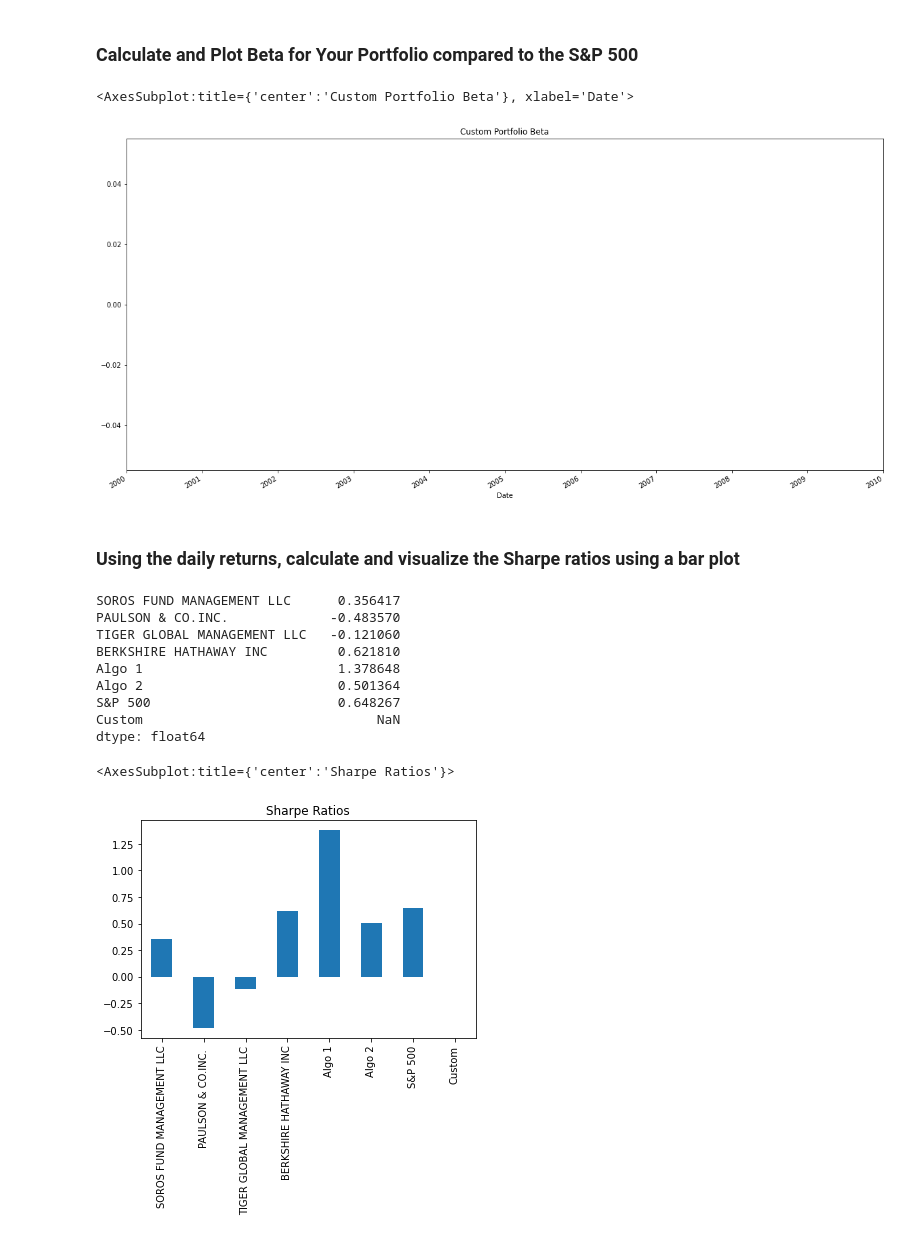
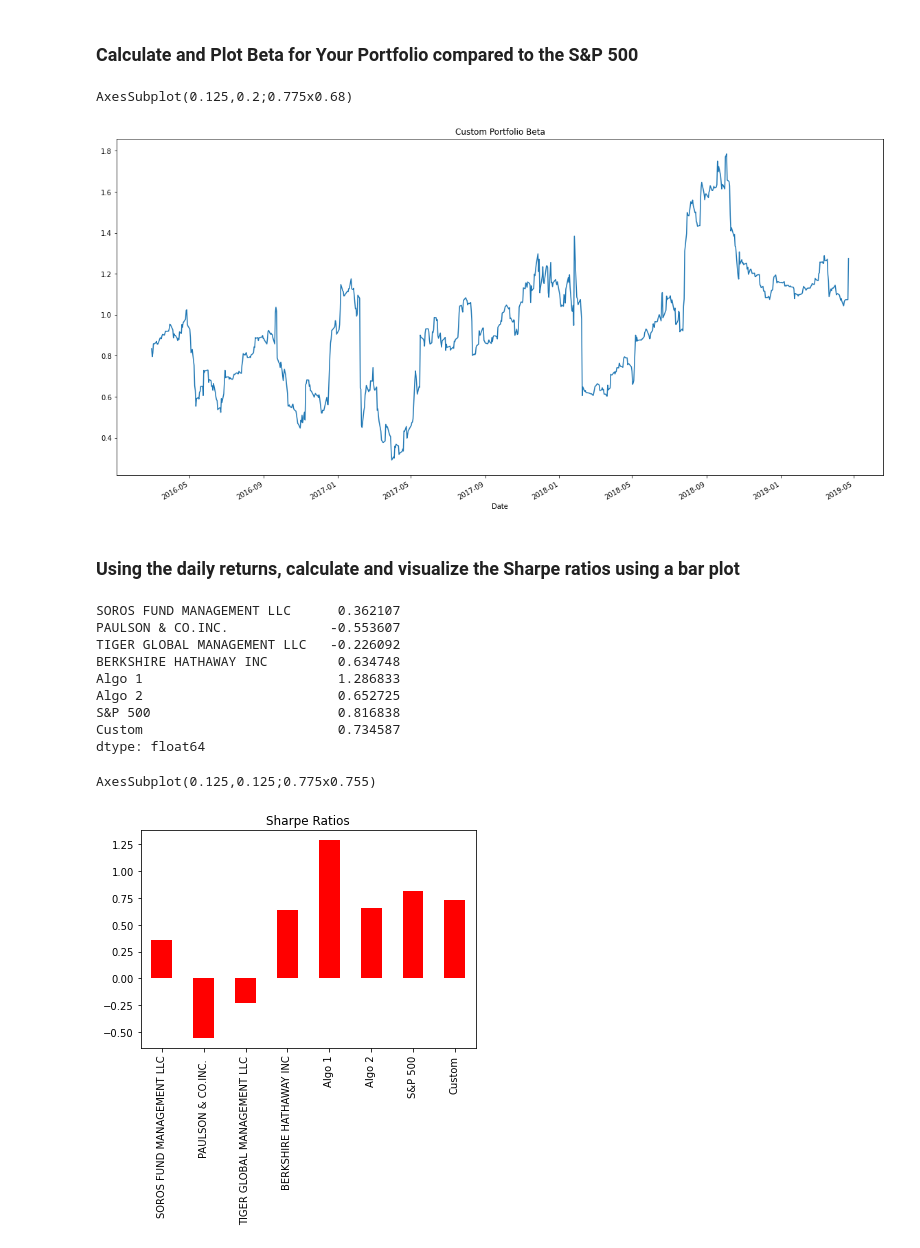
Before and after one commit to AstroEL/whale_analysis_lwt_hw, a Jupyter notebook: whale_analysis_lwt.ipynb, the cells around one changed output. Drawn from its saved outputs; the diff is of its cells as text; code cells hidden in the pictures.

Commit message:
Final - notebook complete / historical data dates updated

```diff
--- a/whale_analysis_lwt.ipynb
+++ b/whale_analysis_lwt.ipynb
@@ -499,4 +499,4 @@ all_portfolios.tail()
 | 2019-04-23 | 0.007167 | 0.003485 | 0.006472 | 0.013278 | 0.004969 | 0.009622 | ... |
 # %%
 # only compare dates where return data exists for all the stocks (drop NaNs)
-# all_portfolios = all_portfolios.dropna().copy()
+all_portfolios = all_portfolios.dropna().copy()
@@ -553,10 +561,10 @@ df.style.background_gradient(cmap="bwr")
 covariance = all_portfolios["Custom"].rolling(window=60).cov(all_portfolios["S&P 500"])
 variance = all_portfolios["S&P 500"].rolling(60).var()
 beta = (covariance / variance)
-beta.plot(figsize=(20, 10), title="Custom Portfolio Beta")
+print(beta.plot(figsize=(20, 10), title="Custom Portfolio Beta"))
 # %% [output]
-<AxesSubplot:title={'center':'Custom Portfolio Beta'}, xlabel='Date'>
+AxesSubplot(0.125,0.2;0.775x0.68)
-[figure, old version]
+[figure, new version]
 # %% [markdown]
 ### Using the daily returns, calculate and visualize the Sharpe ratios using a bar plot
 # %%
@@ -564,18 +572,18 @@ beta.plot(figsize=(20, 10), title="Custom Portfolio Beta")
 sharpe_ratios = (all_portfolios.mean() * 252) / (all_portfolios.std() * np.sqrt(252))
 sharpe_ratios
 # %% [output]
-SOROS FUND MANAGEMENT LLC      0.356417
-PAULSON & CO.INC.             -0.483570
-TIGER GLOBAL MANAGEMENT LLC   -0.121060
-BERKSHIRE HATHAWAY INC         0.621810
-Algo 1                         1.378648
-Algo 2                         0.501364
-S&P 500                        0.648267
-Custom                              NaN
+SOROS FUND MANAGEMENT LLC      0.362107
+PAULSON & CO.INC.             -0.553607
+TIGER GLOBAL MANAGEMENT LLC   -0.226092
+BERKSHIRE HATHAWAY INC         0.634748
+Algo 1                         1.286833
+Algo 2                         0.652725
+S&P 500                        0.816838
+Custom                         0.734587
 dtype: float64
 # %%
-# Visualize the sharpe ratios as a bar plot
-sharpe_ratios.plot(kind="bar", title="Sharpe Ratios")
+# visualize the sharpe ratios as a bar plot
+print(sharpe_ratios.plot(kind="bar", title="Sharpe Ratios", color='red'))
 # %% [output]
-<AxesSubplot:title={'center':'Sharpe Ratios'}>
+AxesSubplot(0.125,0.125;0.775x0.755)
-[figure, old version]
+[figure, new version]
```
Also changed, not shown: parts of 13 cells of this notebook, 5 other files.
